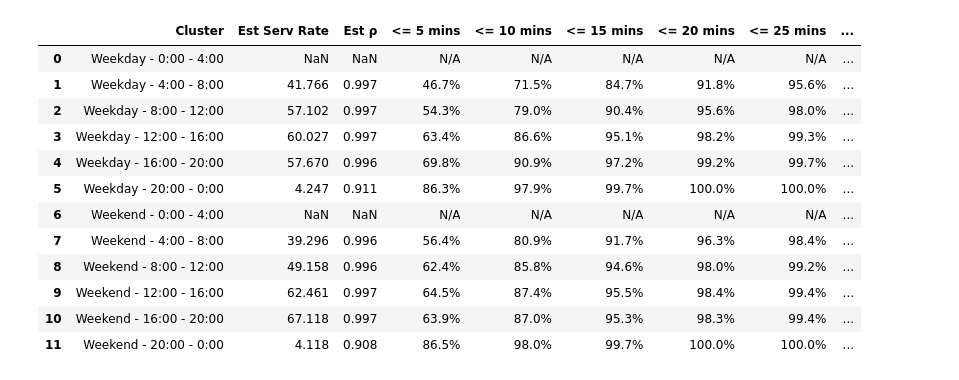
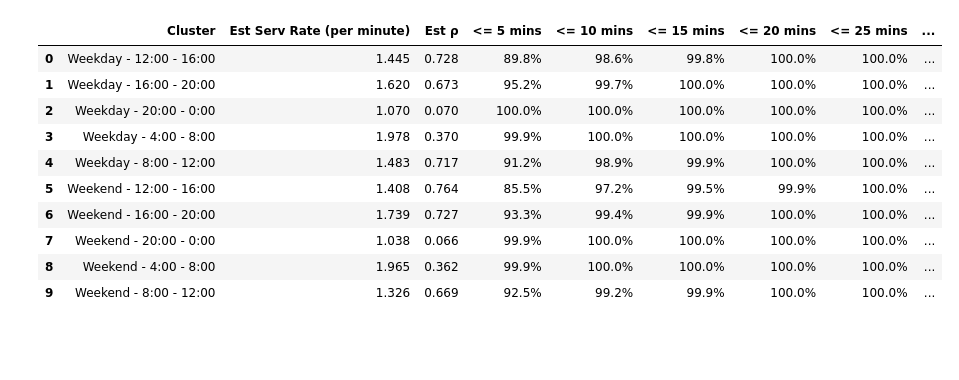
Before and after one commit to mairihallman/MAT-4376E-F24, a Jupyter notebook: 3-queueing-systems/regression.ipynb, the cells around one changed output. Saved outputs shown, nothing was run; the diff lists cells and outputs as text; code cells hidden in the pictures; blank space fills up the shorter version.

Commit message:
queuing and regression

```diff
--- a/3-queueing-systems/regression.ipynb
+++ b/3-queueing-systems/regression.ipynb
@@ -292,0 +25,9 @@ percentage_table_by_cluster
+# %%
+df_reg.dropna(inplace=True)
+# %%
+X = df_reg[['avg_arrival_rate']]
+y = df_reg['est_service_rate']
+# %%
+model = LinearRegression()
+
+model.fit(X,y)
@@ -293,57 +60,55 @@ percentage_table_by_cluster
+# %%
+df = pd.read_csv('data-p3/joined_all_clustered.csv')
 # %%
+thresholds = [5, 10, 15, 20, 25, 30]
+
 cluster_metrics = df.groupby('cluster').apply(
     lambda group: pd.Series({
-        'death_rate': len(group) / (group['cluster_hours'].min()),
-        'avg_wait': group['wait_time_imp'].mean()
+        'arrival_rate': len(group) / (group['cluster_hours'].mean() * 60),
+        'avg_wait': group['wait_time_imp'].mean(),
+        'avg_C0': group['C0 - S2'].mean()
     })
 ).reset_index()
 
-cluster_metrics['arrival_rate'] = (cluster_metrics['avg_wait'] * ((cluster_metrics['death_rate'])**2)) / (1 + cluster_metrics['death_rate'] * cluster_metrics['avg_wait'])
+cluster_metrics['est_service_rate'] = slope * cluster_metrics['avg_C0'] + intercept * cluster_metrics['arrival_rate']
 
-cluster_metrics['estimated_service_rate'] = (
-    (cluster_metrics['avg_wait'] * cluster_metrics['arrival_rate'] +
-     np.sqrt((cluster_metrics['avg_wait'] * cluster_metrics['arrival_rate'])**2 +
-             4 * cluster_metrics['avg_wait'] * cluster_metrics['arrival_rate']))
-    / (2 * cluster_metrics['avg_wait'])
-)
-
-cluster_metrics['traffic_intensity'] = cluster_metrics['arrival_rate'] / cluster_metrics['death_rate']
+cluster_metrics['traffic_intensity'] = cluster_metrics['arrival_rate'] / cluster_metrics['est_service_rate']
 
 qos_results = []
 for _, row in cluster_metrics.iterrows():
     cluster = row['cluster']
     arrival_rate = row['arrival_rate']
-    estimated_service_rate = row['estimated_service_rate']
+    avg_C0 = row['avg_C0']
+    est_service_rate = slope * avg_C0 + intercept * arrival_rate
 
     qos_estimates = {}
     for x in thresholds:
-        if estimated_service_rate > arrival_rate:
-            qos = 1 - ((arrival_rate / estimated_service_rate) * np.exp(-(estimated_service_rate - arrival_rate) * x))
-            qos_estimates[f"<= {x} mins"] = f"{qos:.1%}"
+        if arrival_rate < est_service_rate:  # Ensure λ < μ
+            decay_factor = -(slope * avg_C0 + intercept * arrival_rate - arrival_rate) * x
+            qos = 1 - (arrival_rate / est_service_rate) * np.exp(decay_factor)
+            qos_estimates[f"<= {x} mins"] = f"{max(qos, 0):.1%}"
         else:
             qos_estimates[f"<= {x} mins"] = "N/A"
 
     result = {
         "Cluster": cluster,
-        "Est Serv Rate": round(row['estimated_service_rate'], 3),
-        "Est ρ": round(row['traffic_intensity'], 3),
+        "Est Serv Rate (per minute)": round(est_service_rate, 3),
+        "Est ρ": round(arrival_rate / est_service_rate, 3),
         **qos_estimates
     }
     qos_results.append(result)
 
 df_qos = pd.DataFrame(qos_results)
 df_qos
 # %% [output]
-|  | Cluster | Est Serv Rate | Est ρ | <= 5 mins | <= 10 mins | <= 15 mins | <= 20 mins | <= 25 mins | ... |
-| 0 | Weekday - 0:00 - 4:00 | NaN | NaN | N/A | N/A | N/A | N/A | N/A | ... |
-| 1 | Weekday - 4:00 - 8:00 | 41.766 | 0.997 | 46.7% | 71.5% | 84.7% | 91.8% | 95.6% | ... |
-| 2 | Weekday - 8:00 - 12:00 | 57.102 | 0.997 | 54.3% | 79.0% | 90.4% | 95.6% | 98.0% | ... |
-| 3 | Weekday - 12:00 - 16:00 | 60.027 | 0.997 | 63.4% | 86.6% | 95.1% | 98.2% | 99.3% | ... |
-| 4 | Weekday - 16:00 - 20:00 | 57.670 | 0.996 | 69.8% | 90.9% | 97.2% | 99.2% | 99.7% | ... |
-| 5 | Weekday - 20:00 - 0:00 | 4.247 | 0.911 | 86.3% | 97.9% | 99.7% | 100.0% | 100.0% | ... |
-| 6 | Weekend - 0:00 - 4:00 | NaN | NaN | N/A | N/A | N/A | N/A | N/A | ... |
-| 7 | Weekend - 4:00 - 8:00 | 39.296 | 0.996 | 56.4% | 80.9% | 91.7% | 96.3% | 98.4% | ... |
-| 8 | Weekend - 8:00 - 12:00 | 49.158 | 0.996 | 62.4% | 85.8% | 94.6% | 98.0% | 99.2% | ... |
-| 9 | Weekend - 12:00 - 16:00 | 62.461 | 0.997 | 64.5% | 87.4% | 95.5% | 98.4% | 99.4% | ... |
-| 10 | Weekend - 16:00 - 20:00 | 67.118 | 0.997 | 63.9% | 87.0% | 95.3% | 98.3% | 99.4% | ... |
-| 11 | Weekend - 20:00 - 0:00 | 4.118 | 0.908 | 86.5% | 98.0% | 99.7% | 100.0% | 100.0% | ... |
+|  | Cluster | Est Serv Rate (per minute) | Est ρ | <= 5 mins | <= 10 mins | <= 15 mins | <= 20 mins | <= 25 mins | ... |
+| 0 | Weekday - 12:00 - 16:00 | 1.445 | 0.728 | 89.8% | 98.6% | 99.8% | 100.0% | 100.0% | ... |
+| 1 | Weekday - 16:00 - 20:00 | 1.620 | 0.673 | 95.2% | 99.7% | 100.0% | 100.0% | 100.0% | ... |
+| 2 | Weekday - 20:00 - 0:00 | 1.070 | 0.070 | 100.0% | 100.0% | 100.0% | 100.0% | 100.0% | ... |
+| 3 | Weekday - 4:00 - 8:00 | 1.978 | 0.370 | 99.9% | 100.0% | 100.0% | 100.0% | 100.0% | ... |
+| 4 | Weekday - 8:00 - 12:00 | 1.483 | 0.717 | 91.2% | 98.9% | 99.9% | 100.0% | 100.0% | ... |
+| 5 | Weekend - 12:00 - 16:00 | 1.408 | 0.764 | 85.5% | 97.2% | 99.5% | 99.9% | 100.0% | ... |
+| 6 | Weekend - 16:00 - 20:00 | 1.739 | 0.727 | 93.3% | 99.4% | 99.9% | 100.0% | 100.0% | ... |
+| 7 | Weekend - 20:00 - 0:00 | 1.038 | 0.066 | 99.9% | 100.0% | 100.0% | 100.0% | 100.0% | ... |
+| 8 | Weekend - 4:00 - 8:00 | 1.965 | 0.362 | 99.9% | 100.0% | 100.0% | 100.0% | 100.0% | ... |
+| 9 | Weekend - 8:00 - 12:00 | 1.326 | 0.669 | 92.5% | 99.2% | 99.9% | 100.0% | 100.0% | ... |
```
Also changed, not shown: parts of 31 cells of this notebook, 5 other files.
